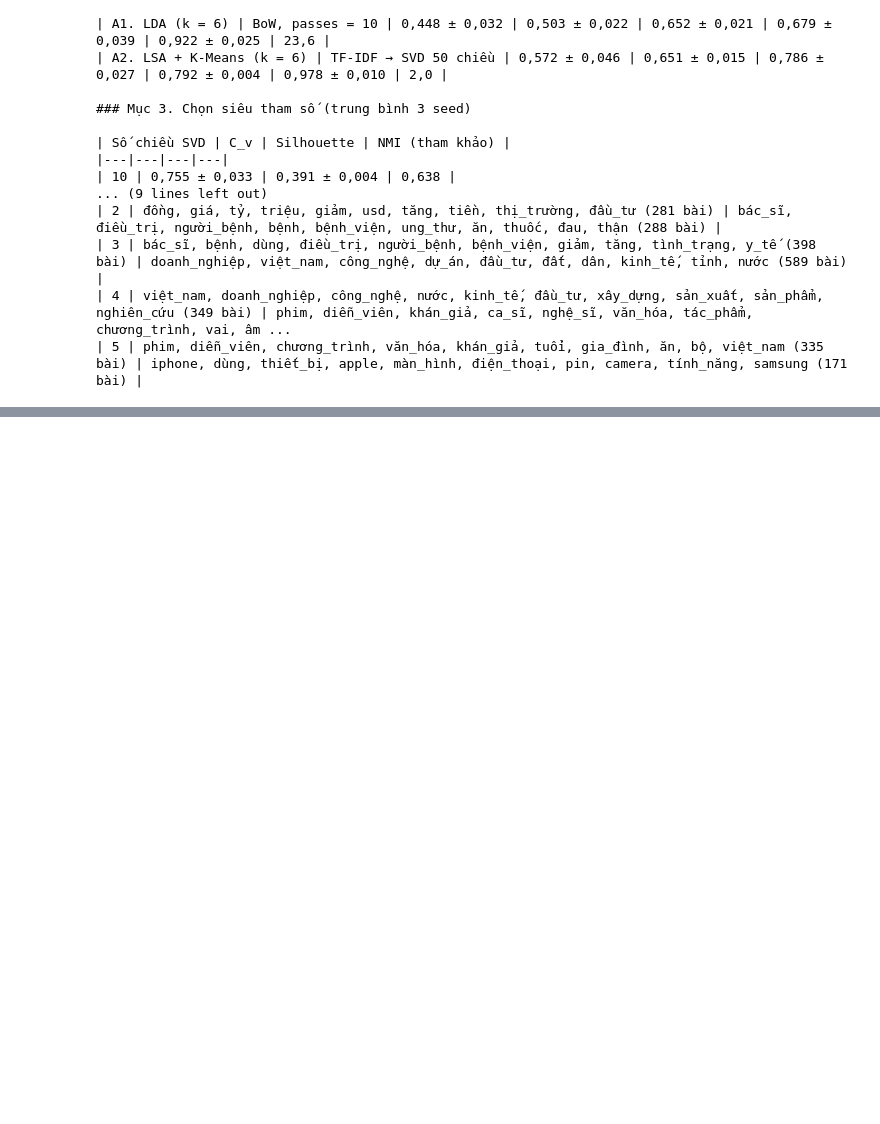
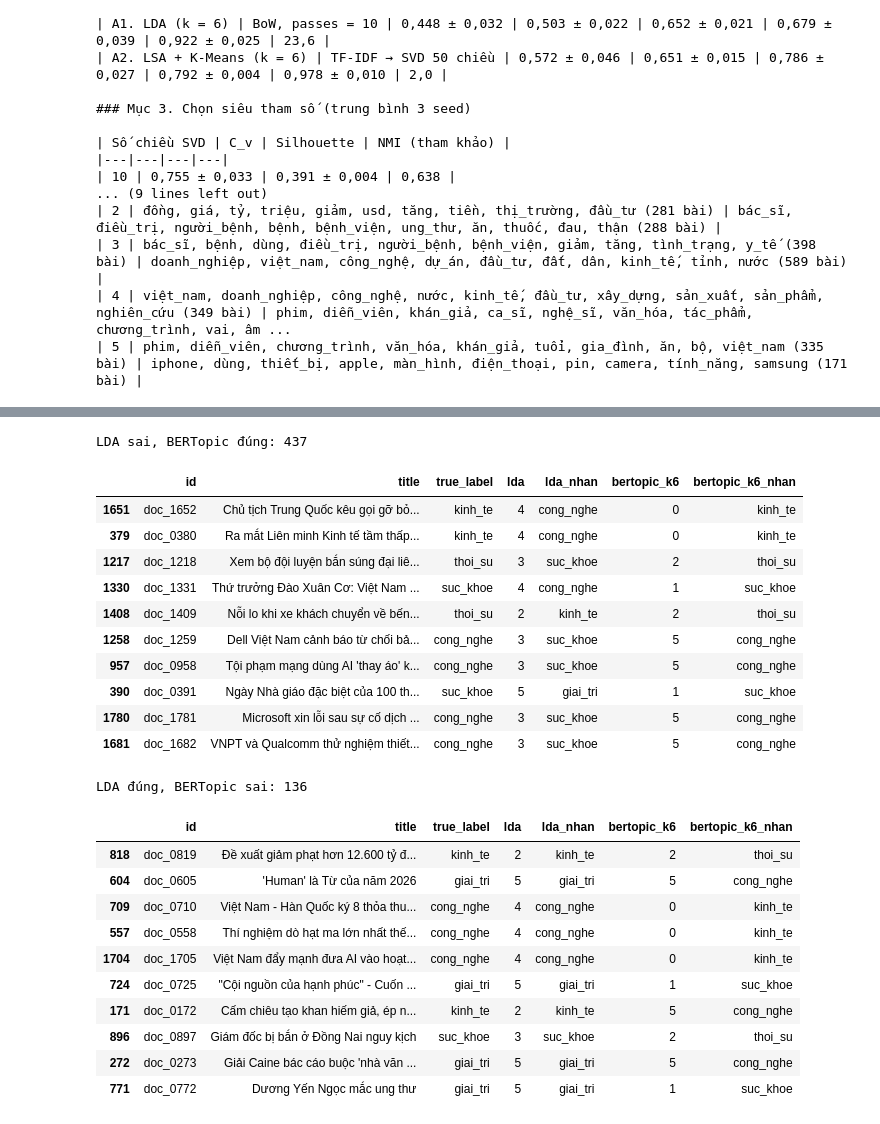
Before and after one commit to anhdung1106/NLP-BERT-Topic-Modeling, a Jupyter notebook: notebooks/02_mo_hinh_truyen_thong.ipynb, the cells around one changed output, grey strips where cells are left out. Cells and saved outputs as stored; diff of their text form; code cells hidden in the pictures; blank space fills up the shorter version.

Commit message:
Phân tích lỗi LDA và BERTopic (notebook 02, ket_qua/02 mục 5)

```diff
--- a/notebooks/02_mo_hinh_truyen_thong.ipynb
+++ b/notebooks/02_mo_hinh_truyen_thong.ipynb
@@ -206,0 +206,10 @@ for t in range(N_TOPICS):
+# %%
+dt = pd.read_csv(DOC_TOPICS_CSV)
+d = dt.merge(df[["id", "title"]], on="id")
+MODELS = ["lda", "lsa_kmeans", "bertopic_k6"]
+for m in MODELS:
+    ct = pd.crosstab(d[m], d["true_label"])
+    d[m + "_nhan"] = d[m].map(ct.idxmax(axis=1))      # nhãn đa số của chủ đề
+    d[m + "_dung"] = d[m + "_nhan"] == d["true_label"]
+print(d[[m + "_dung" for m in MODELS]].mean().round(3))
+pd.crosstab(d["lda_dung"], d["bertopic_k6_dung"], margins=True)
@@ -206,0 +251,34 @@ for t in range(N_TOPICS):
+# %%
+pd.set_option("display.max_colwidth", 90)
+cols = ["id", "title", "true_label", "lda", "lda_nhan", "bertopic_k6", "bertopic_k6_nhan"]
+lda_sai = d[~d["lda_dung"] & d["bertopic_k6_dung"]]
+bert_sai = d[d["lda_dung"] & ~d["bertopic_k6_dung"]]
+print("LDA sai, BERTopic đúng:", len(lda_sai))
+display(lda_sai.sample(10, random_state=SEED)[cols])
+print("LDA đúng, BERTopic sai:", len(bert_sai))
+display(bert_sai.sample(10, random_state=SEED)[cols])
+# %% [output]
+LDA sai, BERTopic đúng: 437
+|  | id | title | true_label | lda | lda_nhan | bertopic_k6 | bertopic_k6_nhan |
+| 1651 | doc_1652 | Chủ tịch Trung Quốc kêu gọi gỡ bỏ... | kinh_te | 4 | cong_nghe | 0 | kinh_te |
+| 379 | doc_0380 | Ra mắt Liên minh Kinh tế tầm thấp... | kinh_te | 4 | cong_nghe | 0 | kinh_te |
+| 1217 | doc_1218 | Xem bộ đội luyện bắn súng đại liê... | thoi_su | 3 | suc_khoe | 2 | thoi_su |
+| 1330 | doc_1331 | Thứ trưởng Đào Xuân Cơ: Việt Nam ... | suc_khoe | 4 | cong_nghe | 1 | suc_khoe |
+| 1408 | doc_1409 | Nỗi lo khi xe khách chuyển về bến... | thoi_su | 2 | kinh_te | 2 | thoi_su |
+| 1258 | doc_1259 | Dell Việt Nam cảnh báo từ chối bả... | cong_nghe | 3 | suc_khoe | 5 | cong_nghe |
+| 957 | doc_0958 | Tội phạm mạng dùng AI 'thay áo' k... | cong_nghe | 3 | suc_khoe | 5 | cong_nghe |
+| 390 | doc_0391 | Ngày Nhà giáo đặc biệt của 100 th... | suc_khoe | 5 | giai_tri | 1 | suc_khoe |
+| 1780 | doc_1781 | Microsoft xin lỗi sau sự cố dịch ... | cong_nghe | 3 | suc_khoe | 5 | cong_nghe |
+| 1681 | doc_1682 | VNPT và Qualcomm thử nghiệm thiết... | cong_nghe | 3 | suc_khoe | 5 | cong_nghe |
+LDA đúng, BERTopic sai: 136
+|  | id | title | true_label | lda | lda_nhan | bertopic_k6 | bertopic_k6_nhan |
+| 818 | doc_0819 | Đề xuất giảm phạt hơn 12.600 tỷ đ... | kinh_te | 2 | kinh_te | 2 | thoi_su |
+| 604 | doc_0605 | 'Human' là Từ của năm 2026 | giai_tri | 5 | giai_tri | 5 | cong_nghe |
+| 709 | doc_0710 | Việt Nam - Hàn Quốc ký 8 thỏa thu... | cong_nghe | 4 | cong_nghe | 0 | kinh_te |
+| 557 | doc_0558 | Thí nghiệm dò hạt ma lớn nhất thế... | cong_nghe | 4 | cong_nghe | 0 | kinh_te |
+| 1704 | doc_1705 | Việt Nam đẩy mạnh đưa AI vào hoạt... | cong_nghe | 4 | cong_nghe | 0 | kinh_te |
+| 724 | doc_0725 | "Cội nguồn của hạnh phúc" - Cuốn ... | giai_tri | 5 | giai_tri | 1 | suc_khoe |
+| 171 | doc_0172 | Cấm chiêu tạo khan hiếm giả, ép n... | kinh_te | 2 | kinh_te | 5 | cong_nghe |
+| 896 | doc_0897 | Giám đốc bị bắn ở Đồng Nai nguy kịch | suc_khoe | 3 | suc_khoe | 2 | thoi_su |
+| 272 | doc_0273 | Giải Caine bác cáo buộc 'nhà văn ... | giai_tri | 5 | giai_tri | 5 | cong_nghe |
+| 771 | doc_0772 | Dương Yến Ngọc mắc ung thư | giai_tri | 5 | giai_tri | 1 | suc_khoe |
```
Also changed, not shown: parts of 4 cells of this notebook, 1 other file.
